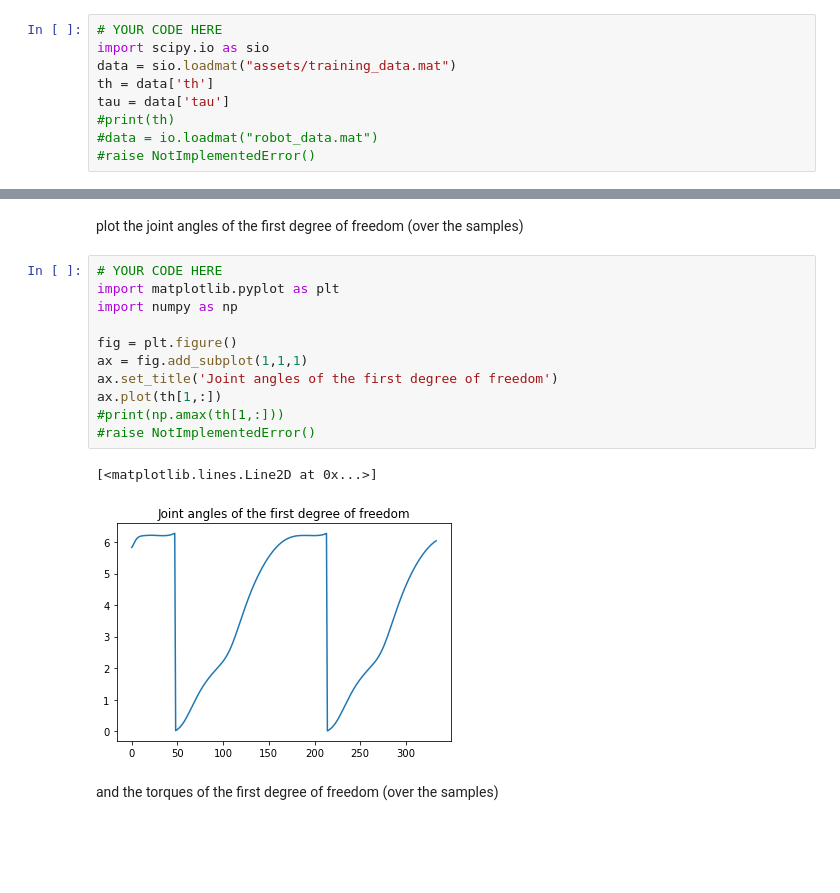
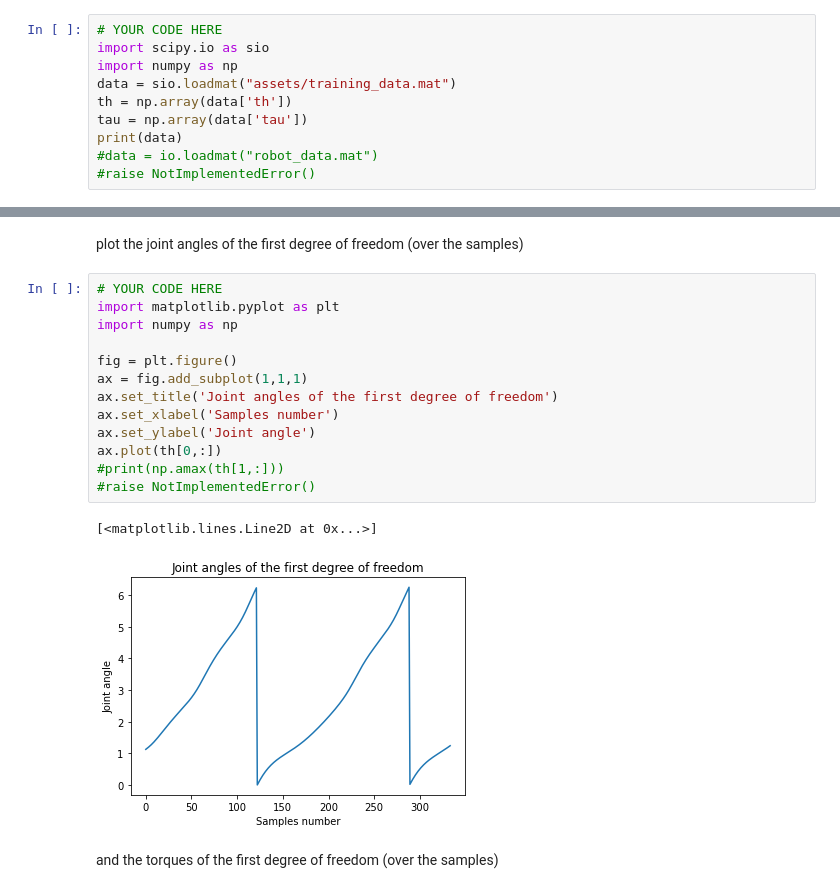
Before and after one commit to ShantanuShivankar/Machine_learning, a Jupyter notebook: Practicum1_students/main.ipynb, the cells around one changed output, grey strips where cells are left out. Drawn from its saved outputs; the diff is of its cells as text; blank space fills up the shorter version.

```diff
--- a/Practicum1_students/main.ipynb
+++ b/Practicum1_students/main.ipynb
@@ -1527,9 +1526,10 @@ Load the dataset using the `scipy` functionality for loading MATLAB files descri
 # %%
 # YOUR CODE HERE
 import scipy.io as sio
+import numpy as np
 data = sio.loadmat("assets/training_data.mat")
-th = data['th']
-tau = data['tau']
-#print(th)
+th = np.array(data['th'])
+tau = np.array(data['tau'])
+print(data)
 #data = io.loadmat("robot_data.mat")
 #raise NotImplementedError()
@@ -1541,17 +1559,19 @@ plot the joint angles of the first degree of freedom (over the samples)
 # %%
 # YOUR CODE HERE
 import matplotlib.pyplot as plt
 import numpy as np
 
 fig = plt.figure()
 ax = fig.add_subplot(1,1,1)
 ax.set_title('Joint angles of the first degree of freedom')
-ax.plot(th[1,:])
+ax.set_xlabel('Samples number')
+ax.set_ylabel('Joint angle')
+ax.plot(th[0,:])
 #print(np.amax(th[1,:]))
 #raise NotImplementedError()
 # %% [output]
 [<matplotlib.lines.Line2D at 0x...>]
-[figure, old version]
+[figure, new version]
 # %% [markdown]
 and the torques of the first degree of freedom (over the samples)
 # %%
```
Also changed, not shown: parts of 14 cells of this notebook.
